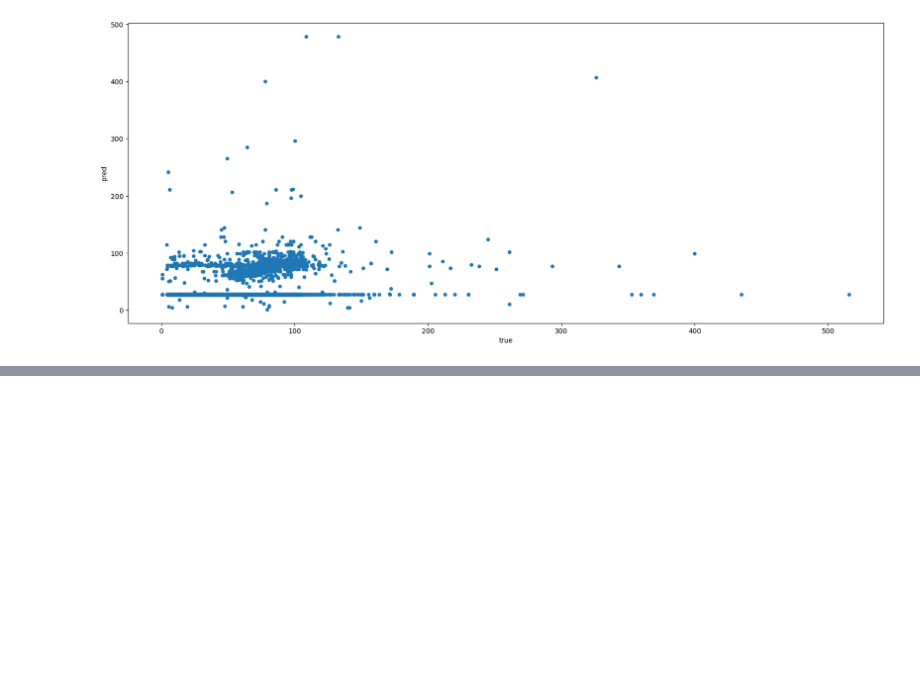
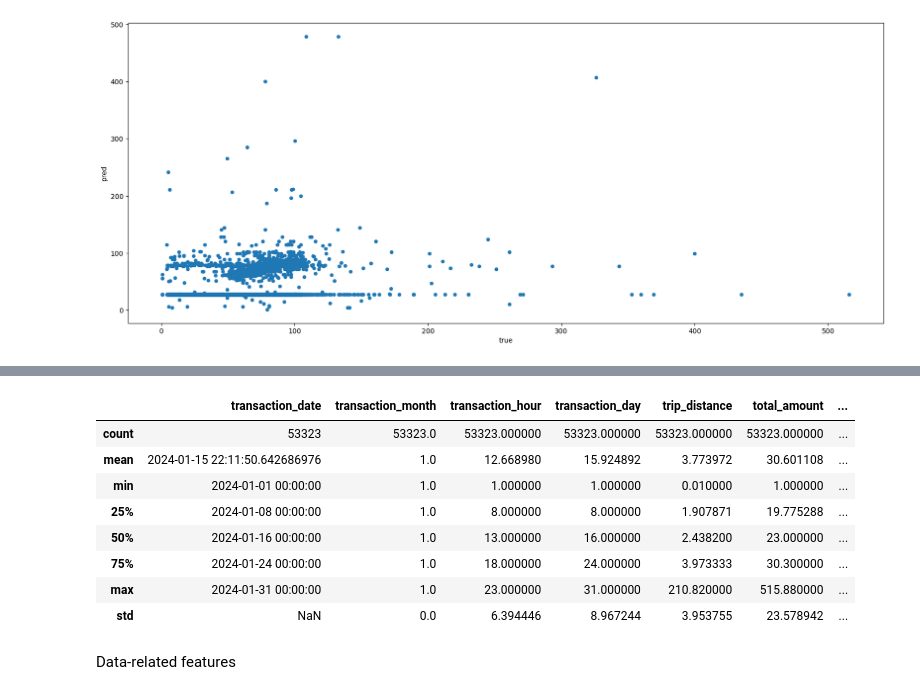
Before and after one commit to Tandoh3/New-York-Taxi-Analysis, a Jupyter notebook: Presentable Notebook.ipynb, the cells around one changed output, grey strips where cells are left out. Saved outputs shown, nothing was run; the diff lists cells and outputs as text; code cells hidden in the pictures; blank space fills up the shorter version.

Commit message:
Feature Engineering Create new features using existing data

```diff
--- a/Presentable Notebook.ipynb
+++ b/Presentable Notebook.ipynb
@@ -1025,0 +1040,14 @@ plt.show()
+# %%
+taxi_grouped_by_region = taxi_grouped_by_region[taxi_grouped_by_region['transaction_hour']!=0]
+# %%
+taxi_grouped_by_region.describe()
+# %% [output]
+|  | transaction_date | transaction_month | transaction_hour | transaction_day | trip_distance | total_amount | ... |
+| count | 53323 | 53323.0 | 53323.000000 | 53323.000000 | 53323.000000 | 53323.000000 | ... |
+| mean | 2024-01-15 22:11:50.642686976 | 1.0 | 12.668980 | 15.924892 | 3.773972 | 30.601108 | ... |
+| min | 2024-01-01 00:00:00 | 1.0 | 1.000000 | 1.000000 | 0.010000 | 1.000000 | ... |
+| 25% | 2024-01-08 00:00:00 | 1.0 | 8.000000 | 8.000000 | 1.907871 | 19.775288 | ... |
+| 50% | 2024-01-16 00:00:00 | 1.0 | 13.000000 | 16.000000 | 2.438200 | 23.000000 | ... |
+| 75% | 2024-01-24 00:00:00 | 1.0 | 18.000000 | 24.000000 | 3.973333 | 30.300000 | ... |
+| max | 2024-01-31 00:00:00 | 1.0 | 23.000000 | 31.000000 | 210.820000 | 515.880000 | ... |
+| std | NaN | 0.0 | 6.394446 | 8.967244 | 3.953755 | 23.578942 | ... |
@@ -1025,0 +1056,2 @@ plt.show()
+# %% [markdown]
+Data-related features
```
Also changed, not shown: parts of 28 cells of this notebook.
